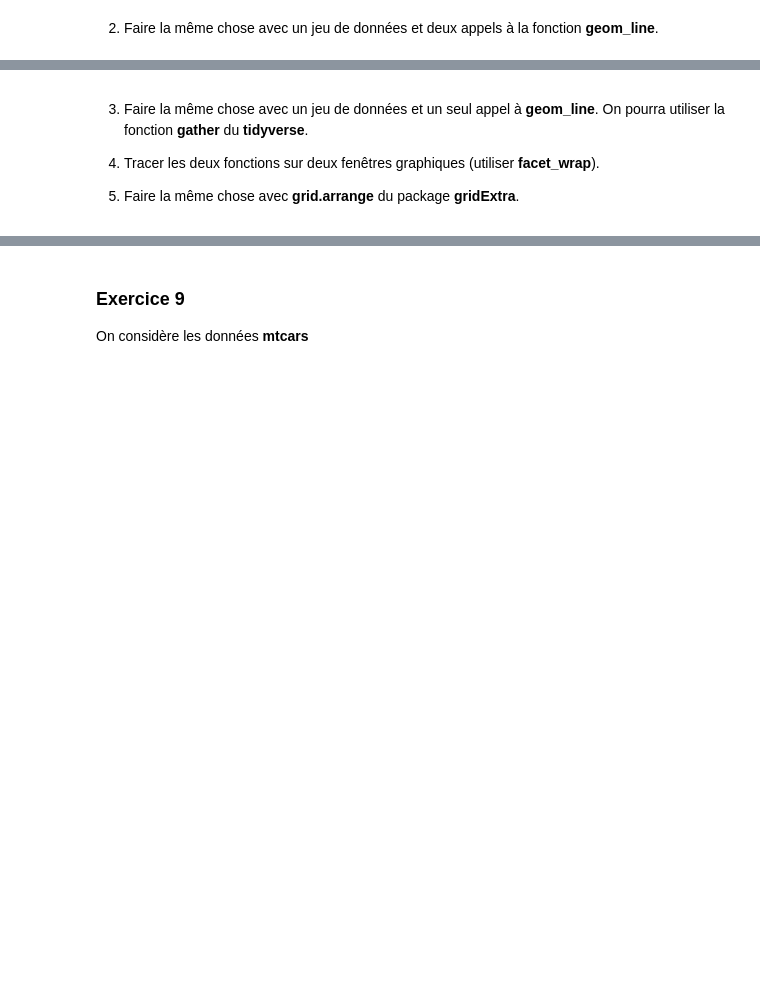
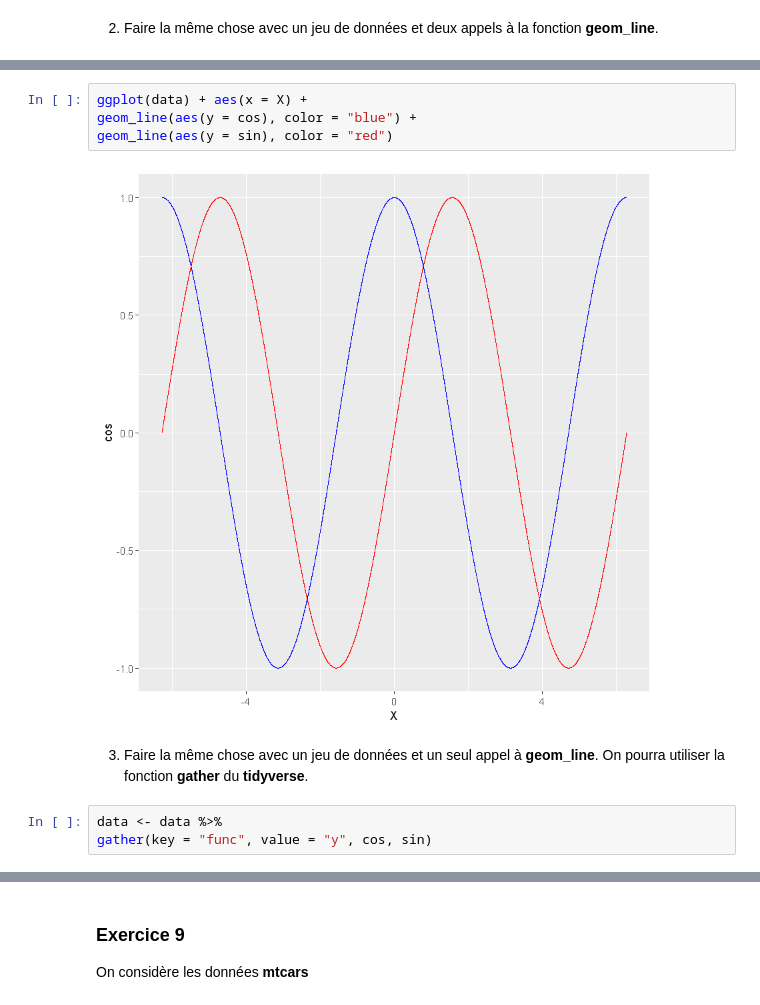
Before and after one commit to Lrakotoson/M_R, a Jupyter notebook: S2/Data Visualization/ggplot/std_tuto_ggplot2.ipynb, the cells around one changed output, grey strips where cells are left out. Drawn from its saved outputs; the diff is of its cells as text; blank space fills up the shorter version.

```diff
--- a/S2/Data Visualization/ggplot/std_tuto_ggplot2.ipynb
+++ b/S2/Data Visualization/ggplot/std_tuto_ggplot2.ipynb
@@ -591,6 +587,11 @@ cosinus <- data.frame(X, cos(X))
+# %%
+ggplot(data) + aes(x = X) +
+geom_line(aes(y = cos), color = "blue") +
+geom_line(aes(y = sin), color = "red")
+# %% [output]
+[figure, added]
 # %% [markdown]
 3. Faire la même chose avec un jeu de données et un seul appel à **geom_line**. On pourra utiliser la fonction **gather** du **tidyverse**.
-
-4. Tracer les deux fonctions sur deux fenêtres graphiques (utiliser **facet_wrap**).
-
-5. Faire la même chose avec **grid.arrange** du package **gridExtra**.
+# %%
+data <- data %>%
+gather(key = "func", value = "y", cos, sin)
```
Also changed, not shown: parts of 14 cells of this notebook, 1 other file.
